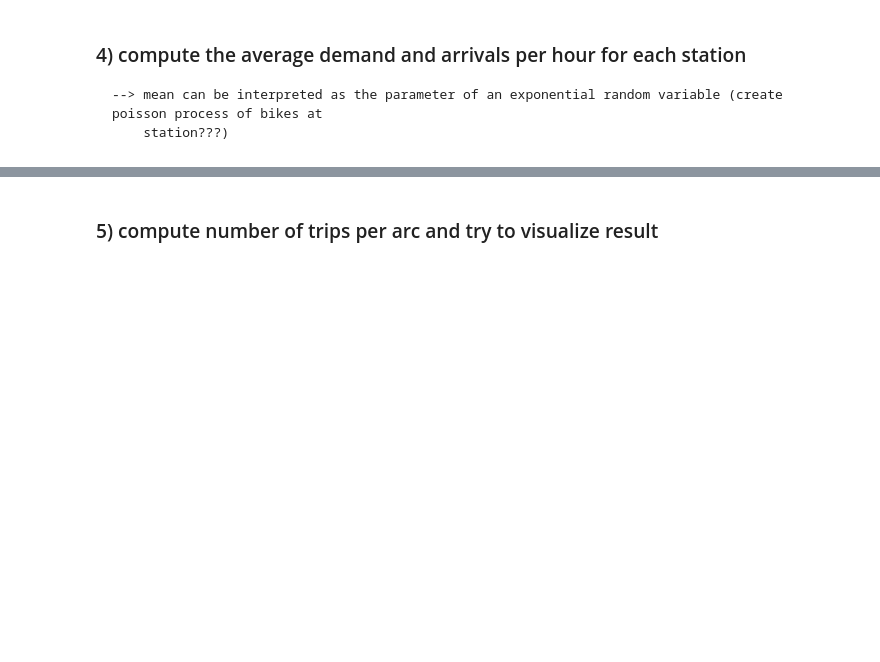
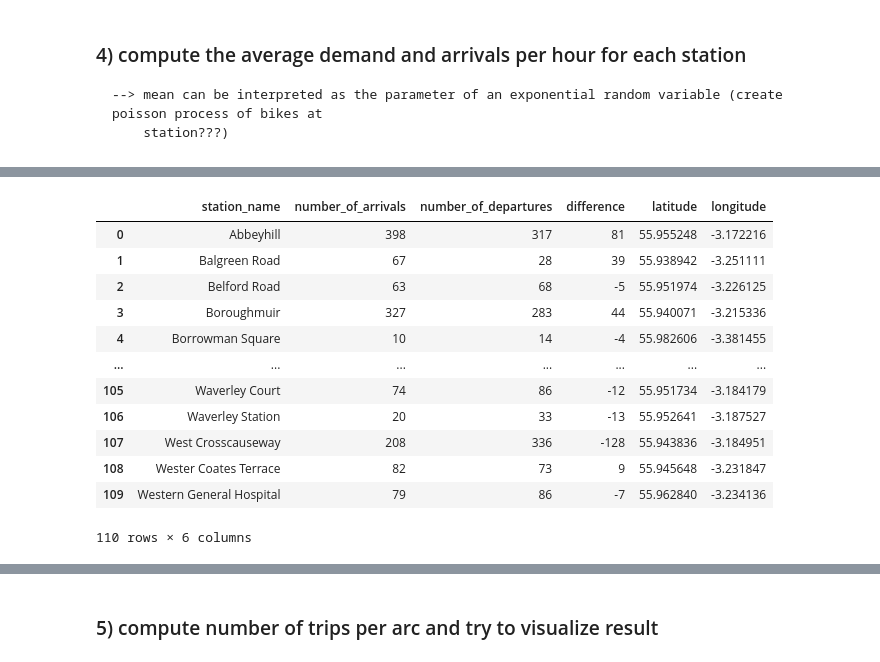
Before and after one commit to NikolasHe/MMCS_Project, a Jupyter notebook: notebook.ipynb, the cells around one changed output, grey strips where cells are left out. Drawn from its saved outputs; the diff is of its cells as text; code cells hidden in the pictures; blank space fills up the shorter version.

```diff
--- a/notebook.ipynb
+++ b/notebook.ipynb
@@ -200,0 +215,18 @@ for i in range(len(arr_dep)):
+# %%
+arr_dep =pd.merge(arr_dep, df_loc, how='left', on='station_name')
+# %%
+arr_dep
+# %% [output]
+|  | station_name | number_of_arrivals | number_of_departures | difference | latitude | longitude |
+| 0 | Abbeyhill | 398 | 317 | 81 | 55.955248 | -3.172216 |
+| 1 | Balgreen Road | 67 | 28 | 39 | 55.938942 | -3.251111 |
+| 2 | Belford Road | 63 | 68 | -5 | 55.951974 | -3.226125 |
+| 3 | Boroughmuir | 327 | 283 | 44 | 55.940071 | -3.215336 |
+| 4 | Borrowman Square | 10 | 14 | -4 | 55.982606 | -3.381455 |
+| ... | ... | ... | ... | ... | ... | ... |
+| 105 | Waverley Court | 74 | 86 | -12 | 55.951734 | -3.184179 |
+| 106 | Waverley Station | 20 | 33 | -13 | 55.952641 | -3.187527 |
+| 107 | West Crosscauseway | 208 | 336 | -128 | 55.943836 | -3.184951 |
+| 108 | Wester Coates Terrace | 82 | 73 | 9 | 55.945648 | -3.231847 |
+| 109 | Western General Hospital | 79 | 86 | -7 | 55.962840 | -3.234136 |
+110 rows × 6 columns
```
Also changed, not shown: parts of 7 cells of this notebook.
